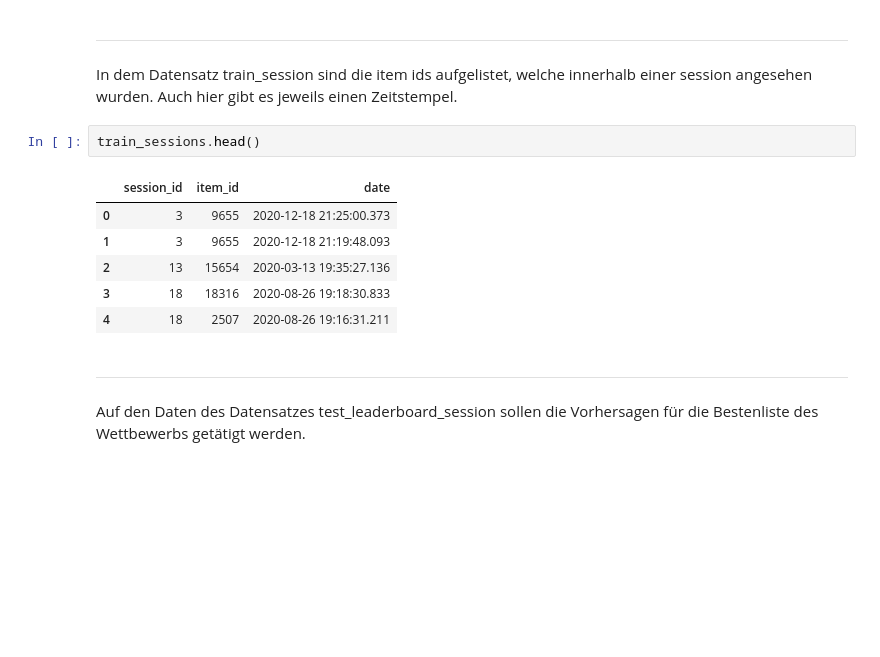
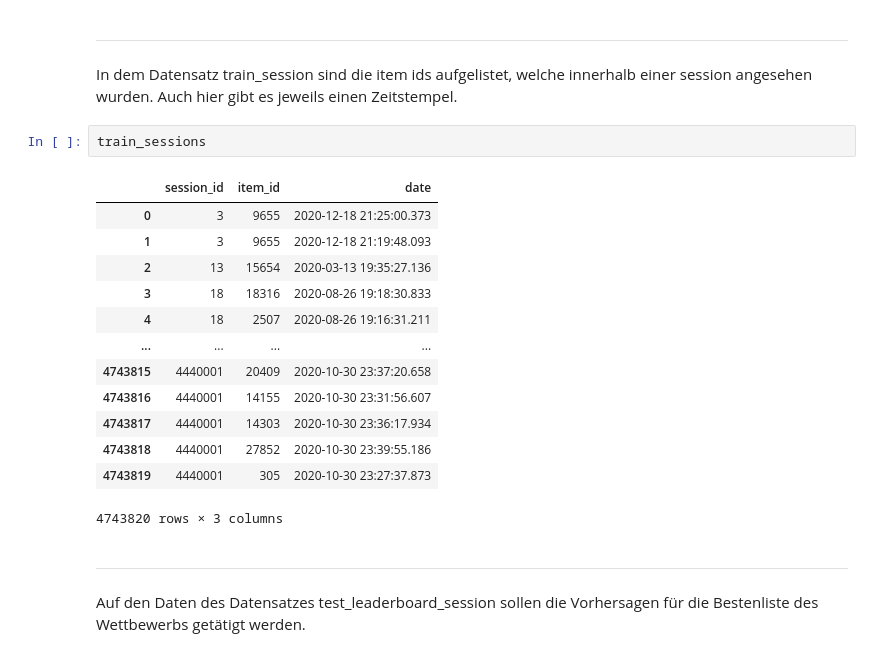
Before and after one commit to Ananassio/Data-Science_lab, a Jupyter notebook: Project/Data.ipynb, the cells around one changed output. Drawn from its saved outputs; the diff is of its cells as text; blank space fills up the shorter version.

```diff
--- a/Project/Data.ipynb
+++ b/Project/Data.ipynb
@@ -146,14 +153,21 @@ train_purchases.head()
 
 In dem Datensatz train_session sind die item ids aufgelistet, welche innerhalb einer session angesehen wurden. Auch hier gibt es jeweils einen Zeitstempel.
 # %%
-train_sessions.head()
+train_sessions
 # %% [output]
 |  | session_id | item_id | date |
 | 0 | 3 | 9655 | 2020-12-18 21:25:00.373 |
 | 1 | 3 | 9655 | 2020-12-18 21:19:48.093 |
 | 2 | 13 | 15654 | 2020-03-13 19:35:27.136 |
 | 3 | 18 | 18316 | 2020-08-26 19:18:30.833 |
 | 4 | 18 | 2507 | 2020-08-26 19:16:31.211 |
+| ... | ... | ... | ... |
+| 4743815 | 4440001 | 20409 | 2020-10-30 23:37:20.658 |
+| 4743816 | 4440001 | 14155 | 2020-10-30 23:31:56.607 |
+| 4743817 | 4440001 | 14303 | 2020-10-30 23:36:17.934 |
+| 4743818 | 4440001 | 27852 | 2020-10-30 23:39:55.186 |
+| 4743819 | 4440001 | 305 | 2020-10-30 23:27:37.873 |
+4743820 rows × 3 columns
 # %% [markdown]
 
 
```
Also changed, not shown: parts of 28 cells of this notebook.
